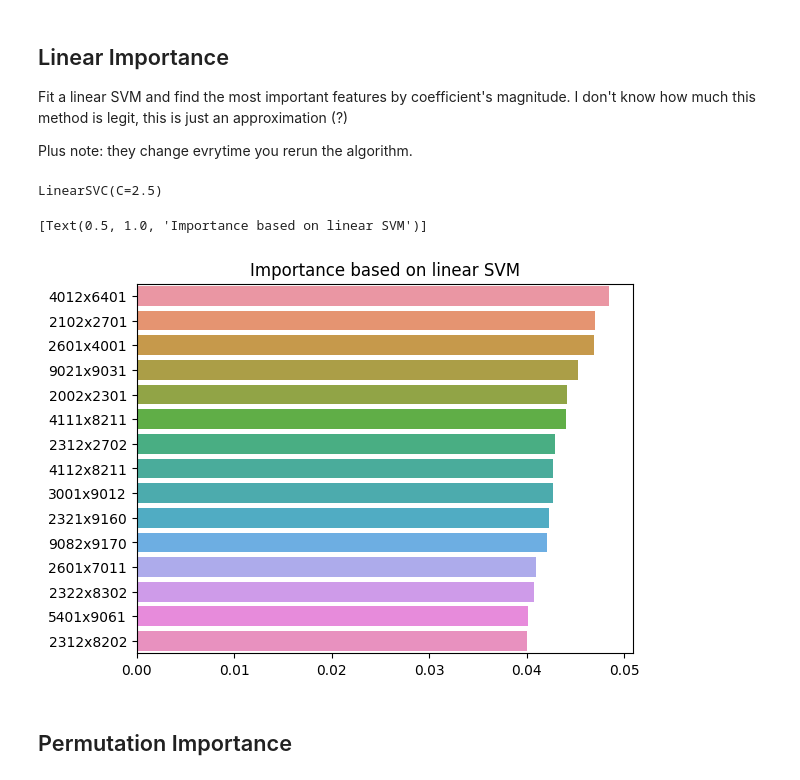
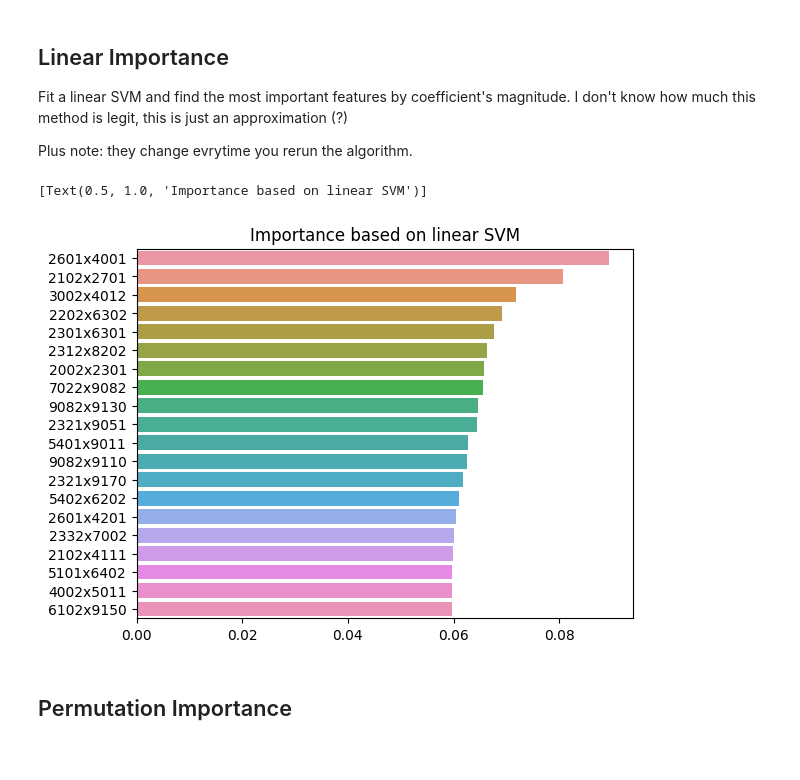
Before and after one commit to MattiaCastaldo/SL_HW2, a Jupyter notebook: rf-cor.ipynb, the cells around one changed output. Drawn from its saved outputs; the diff is of its cells as text; code cells hidden in the pictures.

```diff
--- a/rf-cor.ipynb
+++ b/rf-cor.ipynb
@@ -299,20 +291,24 @@ Fit a linear SVM and find the most important features by coefficient's magnitude
 Plus note: they change evrytime you rerun the algorithm.
 # %%
 from sklearn.svm import LinearSVC
+from tqdm import tqdm
 
 linear = LinearSVC(C = 2.5)
-linear.fit(X, y)
+
+# recompute the coefs 50 times to get an average
+linear_coefs = [linear.fit(X, y).coef_ for _ in tqdm(range(50))]
+linear_coefs = np.median(linear_coefs, axis=0).flatten()
-# %% [output]
-LinearSVC(C=2.5)
 # %%
-imp_index = linear.coef_.flatten().argsort()[::-1]
-imp_values = linear.coef_.flatten()[imp_index]
-imp_cols =  X.columns[imp_index].values
+linear_imp_index  = linear_coefs.argsort()[::-1]
+linear_imp_values = linear_coefs[linear_imp_index]
+linear_imp_cols =  X.columns[linear_imp_index].values
 
-sns.barplot(x = imp_values[:15], y = imp_cols[:15]).set(title='Importance based on linear SVM')
+linear_imp_cols_100 = linear_imp_cols[:100]
+
+sns.barplot(x = linear_imp_values[:20], y = linear_imp_cols[:20]).set(title='Importance based on linear SVM')
 # %% [output]
 [Text(0.5, 1.0, 'Importance based on linear SVM')]
-[figure, old version]
+[figure, new version]
 # %% [markdown]
 ## Permutation Importance
 # %%
```
Also changed, not shown: parts of 11 cells of this notebook, 2 other files.
